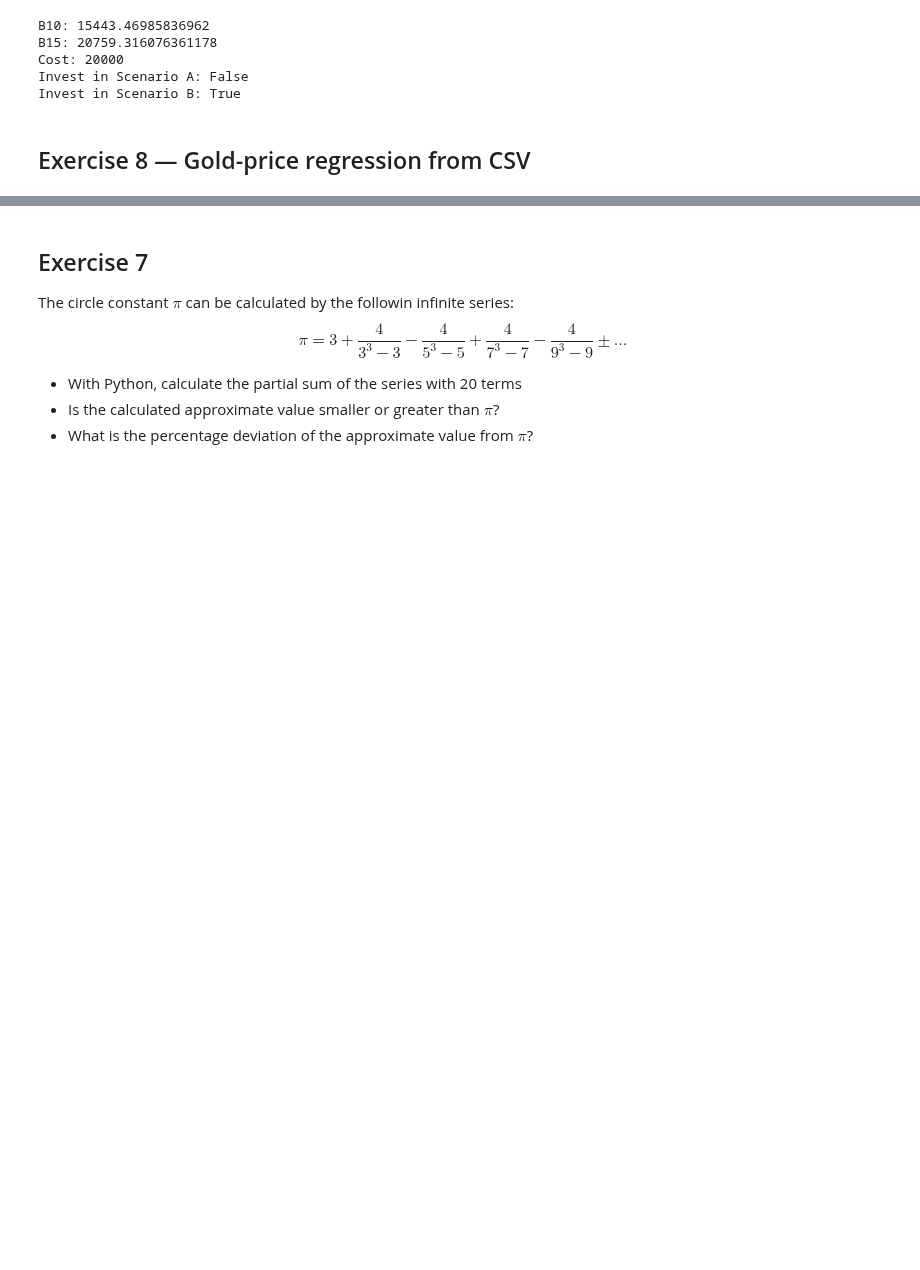
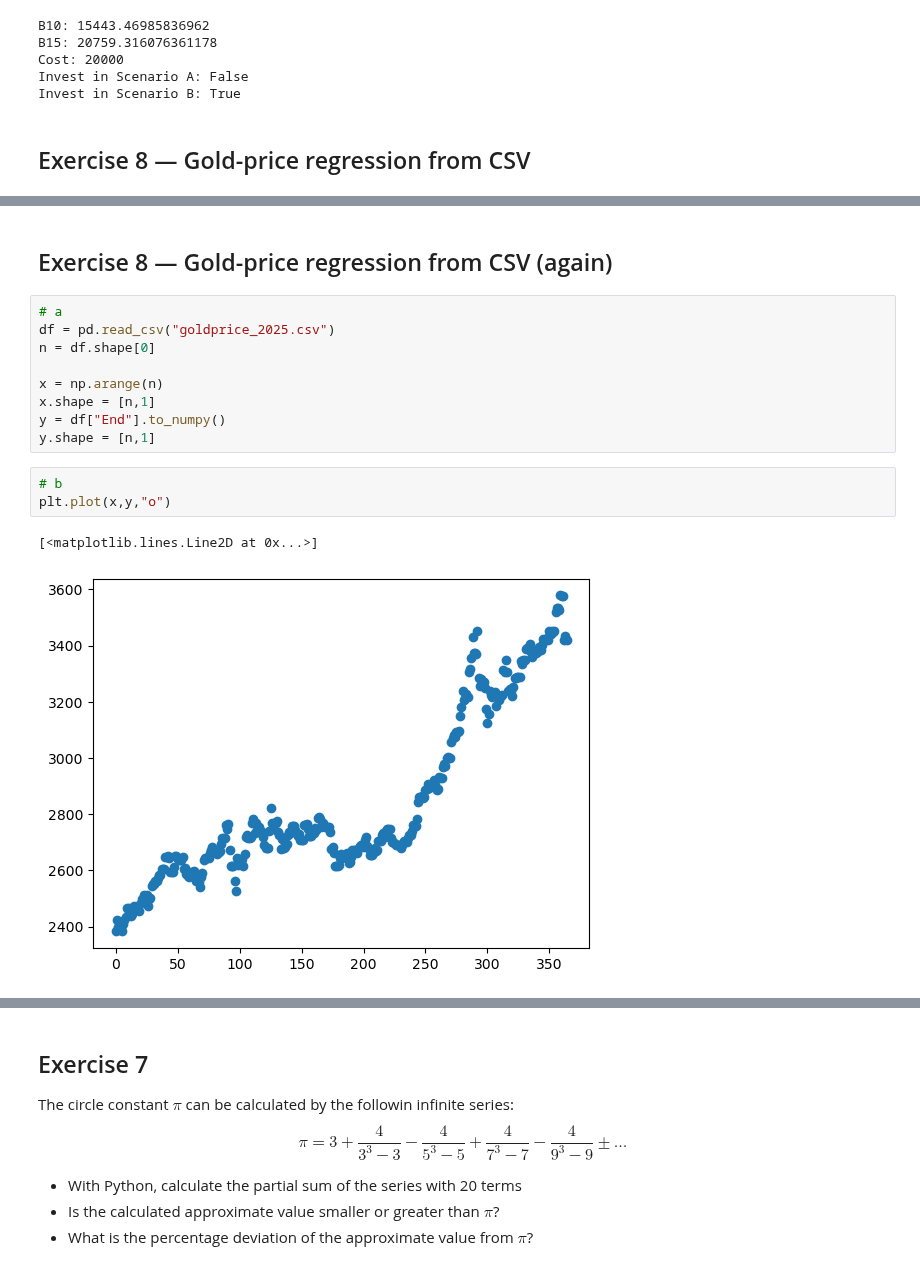
Before and after one commit to matteofrongillo/HSLU, a Jupyter notebook: 4. Semester/Linear Algebra/linear_algebra_python_exam_solutions_with_data/linear_algebra_python_exam_solutions.ipynb, the cells around one changed output, grey strips where cells are left out. Drawn from its saved outputs; the diff is of its cells as text; blank space fills up the shorter version.

```diff
--- a/4. Semester/Linear Algebra/linear_algebra_python_exam_solutions_with_data/linear_algebra_python_exam_solutions.ipynb
+++ b/4. Semester/Linear Algebra/linear_algebra_python_exam_solutions_with_data/linear_algebra_python_exam_solutions.ipynb
@@ -507,3 +507,20 @@ plt.show()
 a0: 2377.052684479904
 a1: 2.5519604785513152
 [figure]
+# %% [markdown]
+## Exercise 8 — Gold-price regression from CSV (again)
+# %%
+# a
+df = pd.read_csv("goldprice_2025.csv")
+n = df.shape[0]
+
+x = np.arange(n)
+x.shape = [n,1]
+y = df["End"].to_numpy()
+y.shape = [n,1]
+# %%
+# b
+plt.plot(x,y,"o")
+# %% [output]
+[<matplotlib.lines.Line2D at 0x...>]
+[figure, added]
```
Also changed, not shown: parts of 11 cells of this notebook.
